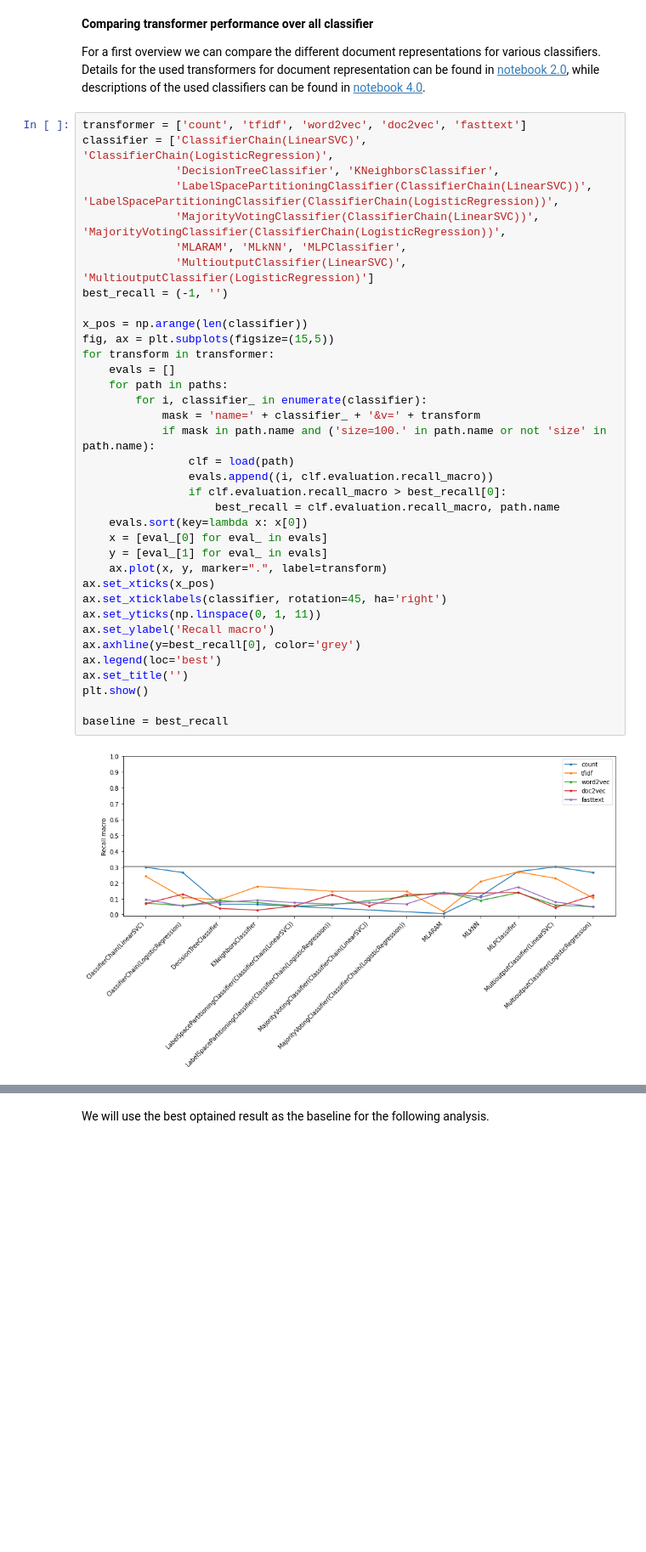
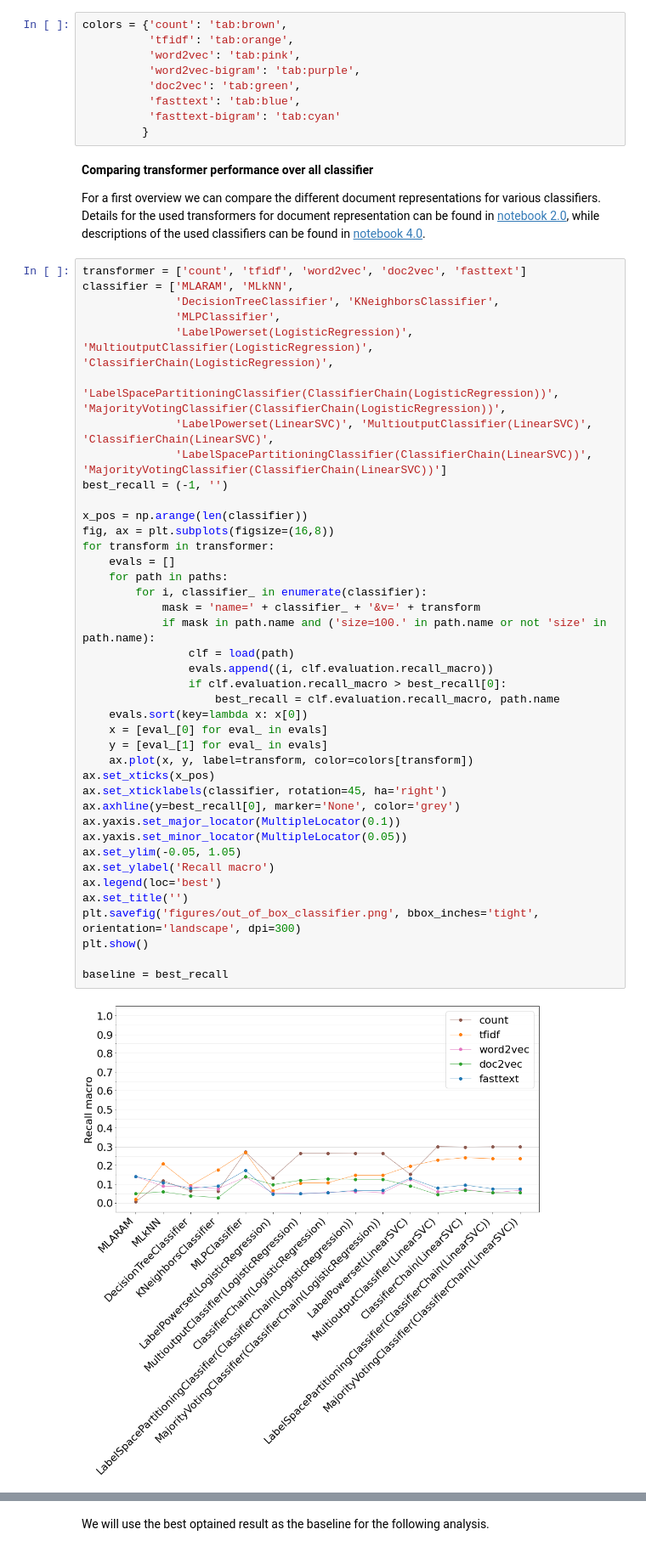
Before and after one commit to gefei-htw/academia_tag_recommender, a Jupyter notebook: notebooks/5.0-me-performance-comparison.ipynb, the cells around one changed output, grey strips where cells are left out. Shown at 85% size. Drawn from its saved outputs; the diff is of its cells as text; blank space fills up the shorter version.

Commit message:
UPDATE(notebook 5.0): graph stylings

```diff
--- a/notebooks/5.0-me-performance-comparison.ipynb
+++ b/notebooks/5.0-me-performance-comparison.ipynb
@@ -64,48 +80,61 @@ Vector size: `[100, 200, 500, 1000, 5993]`
 Preprocessing: `[Normalization, stopword removal]`
 
 Classwise: `[Gridsearch, Undersampling]`
+# %%
+colors = {'count': 'tab:brown',
+          'tfidf': 'tab:orange',
+          'word2vec': 'tab:pink',
+          'word2vec-bigram': 'tab:purple',
+          'doc2vec': 'tab:green',
+          'fasttext': 'tab:blue',
+          'fasttext-bigram': 'tab:cyan'
+         }
 # %% [markdown]
 **Comparing transformer performance over all classifier**
 
 For a first overview we can compare the different document representations for various classifiers. Details for the used transformers for document representation can be found in [notebook 2.0](2.0-me-document-representation.ipynb), while descriptions of the used classifiers can be found in [notebook 4.0](4.0-me-classification.ipynb).
 # %%
 transformer = ['count', 'tfidf', 'word2vec', 'doc2vec', 'fasttext']
-classifier = ['ClassifierChain(LinearSVC)', 'ClassifierChain(LogisticRegression)',
+classifier = ['MLARAM', 'MLkNN',
               'DecisionTreeClassifier', 'KNeighborsClassifier',
-              'LabelSpacePartitioningClassifier(ClassifierChain(LinearSVC))', 'LabelSpacePartitioningClassifier(ClassifierChain(LogisticRegression))',
-              'MajorityVotingClassifier(ClassifierChain(LinearSVC))', 'MajorityVotingClassifier(ClassifierChain(LogisticRegression))',
-              'MLARAM', 'MLkNN', 'MLPClassifier',
-              'MultioutputClassifier(LinearSVC)', 'MultioutputClassifier(LogisticRegression)']
+              'MLPClassifier',
+              'LabelPowerset(LogisticRegression)', 'MultioutputClassifier(LogisticRegression)', 'ClassifierChain(LogisticRegression)',
+              'LabelSpacePartitioningClassifier(ClassifierChain(LogisticRegression))', 'MajorityVotingClassifier(ClassifierChain(LogisticRegression))',
+              'LabelPowerset(LinearSVC)', 'MultioutputClassifier(LinearSVC)', 'ClassifierChain(LinearSVC)',
+              'LabelSpacePartitioningClassifier(ClassifierChain(LinearSVC))', 'MajorityVotingClassifier(ClassifierChain(LinearSVC))']
 best_recall = (-1, '')
 
 x_pos = np.arange(len(classifier))
-fig, ax = plt.subplots(figsize=(15,5))
+fig, ax = plt.subplots(figsize=(16,8))
 for transform in transformer:
     evals = []
     for path in paths:
         for i, classifier_ in enumerate(classifier):
             mask = 'name=' + classifier_ + '&v=' + transform
             if mask in path.name and ('size=100.' in path.name or not 'size' in path.name):
                 clf = load(path)
                 evals.append((i, clf.evaluation.recall_macro))
                 if clf.evaluation.recall_macro > best_recall[0]:
                     best_recall = clf.evaluation.recall_macro, path.name
     evals.sort(key=lambda x: x[0])
     x = [eval_[0] for eval_ in evals]
     y = [eval_[1] for eval_ in evals]
-    ax.plot(x, y, marker=".", label=transform)
+    ax.plot(x, y, label=transform, color=colors[transform])
 ax.set_xticks(x_pos)
 ax.set_xticklabels(classifier, rotation=45, ha='right')
-ax.set_yticks(np.linspace(0, 1, 11))
+ax.axhline(y=best_recall[0], marker='None', color='grey')
+ax.yaxis.set_major_locator(MultipleLocator(0.1))
+ax.yaxis.set_minor_locator(MultipleLocator(0.05))
+ax.set_ylim(-0.05, 1.05)
 ax.set_ylabel('Recall macro')
-ax.axhline(y=best_recall[0], color='grey')
 ax.legend(loc='best')
 ax.set_title('')
+plt.savefig('figures/out_of_box_classifier.png', bbox_inches='tight', orientation='landscape', dpi=300)
 plt.show()
 
 baseline = best_recall
 # %% [output]
-[figure, old version]
+[figure, new version]
 # %% [markdown]
 It can be seen, that the `Tfidf` representation outperforms the other transformer for most of the classifiers, while `Doc2vec` generally performs significantly worse. `Word2vec` and `Fasttext` are usually quite close, which makes sense since `FastText` is an improved variation of `Word2Vec`.
 The same applies for `Count` and `Tfidf` representation. There implementation is very similar but `Tfidf` contains more information about the importance of different words, which explains the better performance.
```
Also changed, not shown: parts of 10 cells of this notebook.
